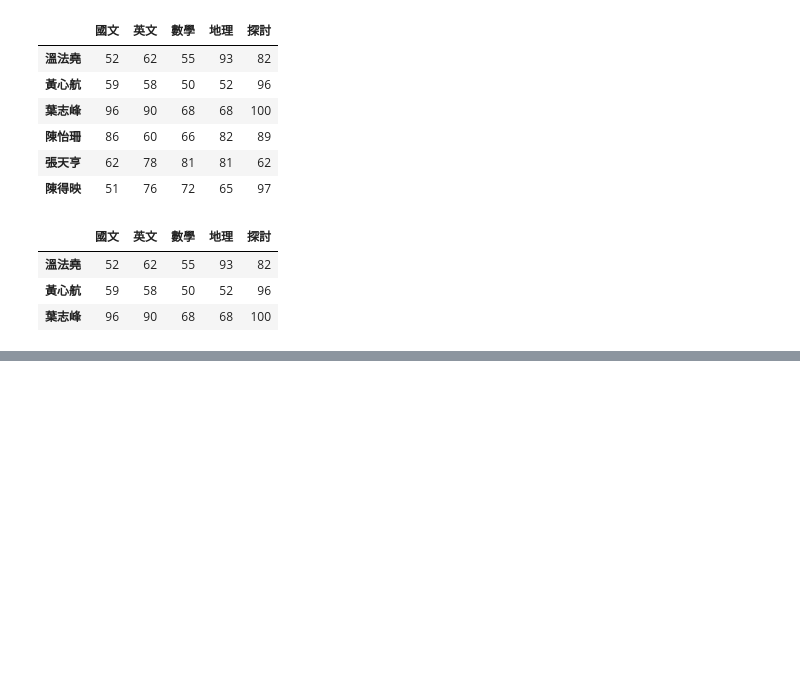
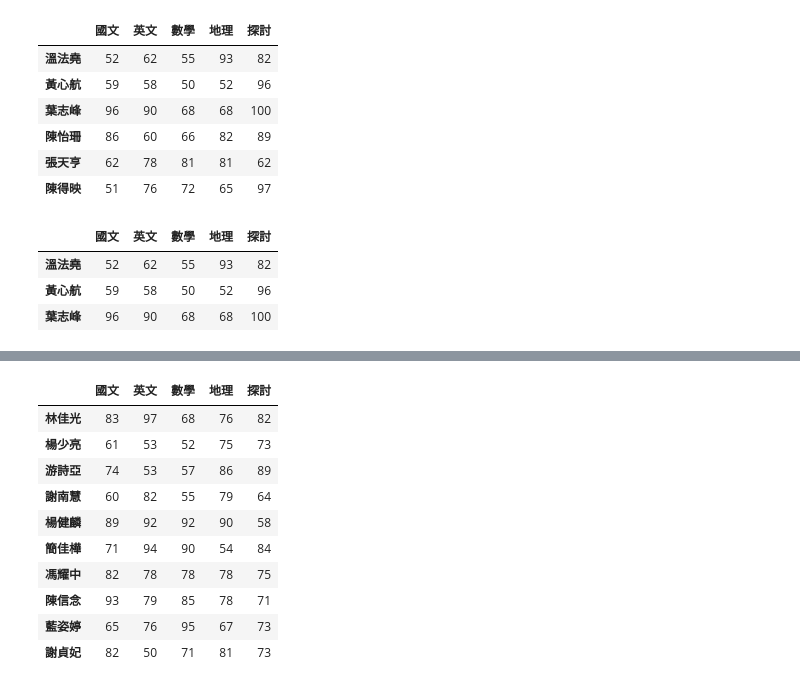
Before and after one commit to liminchang/python_analysis, a Jupyter notebook: lesson5_4.ipynb, the cells around one changed output, grey strips where cells are left out. Drawn from its saved outputs; the diff is of its cells as text; code cells hidden in the pictures; blank space fills up the shorter version.

```diff
--- a/lesson5_4.ipynb
+++ b/lesson5_4.ipynb
@@ -109,0 +148,14 @@ df.iloc[0:3]
+# %%
+df[-10:]
+# %% [output]
+|  | 國文 | 英文 | 數學 | 地理 | 探討 |
+| 林佳光 | 83 | 97 | 68 | 76 | 82 |
+| 楊少亮 | 61 | 53 | 52 | 75 | 73 |
+| 游詩亞 | 74 | 53 | 57 | 86 | 89 |
+| 謝南慧 | 60 | 82 | 55 | 79 | 64 |
+| 楊健麟 | 89 | 92 | 92 | 90 | 58 |
+| 簡佳樺 | 71 | 94 | 90 | 54 | 84 |
+| 馮耀中 | 82 | 78 | 78 | 78 | 75 |
+| 陳信念 | 93 | 79 | 85 | 78 | 71 |
+| 藍姿婷 | 65 | 76 | 95 | 67 | 73 |
+| 謝貞妃 | 82 | 50 | 71 | 81 | 73 |
```
Also changed, not shown: parts of 3 cells of this notebook.
